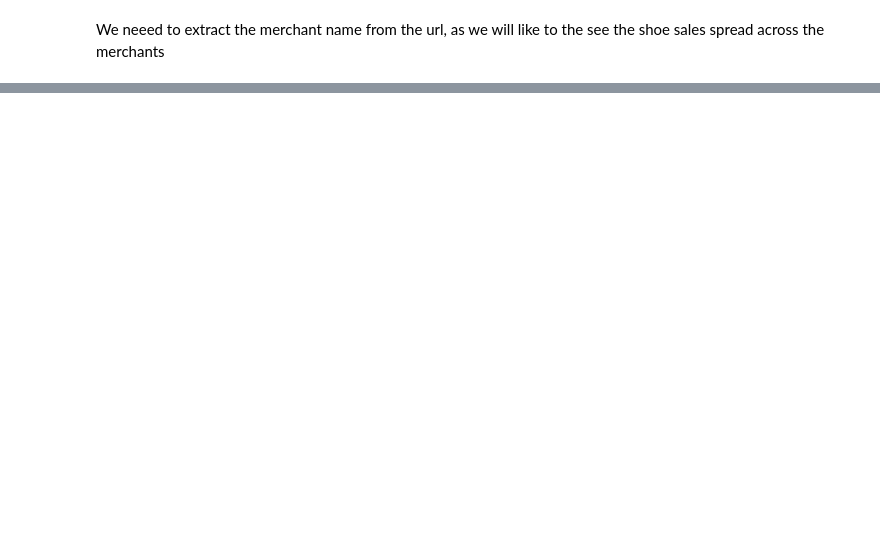
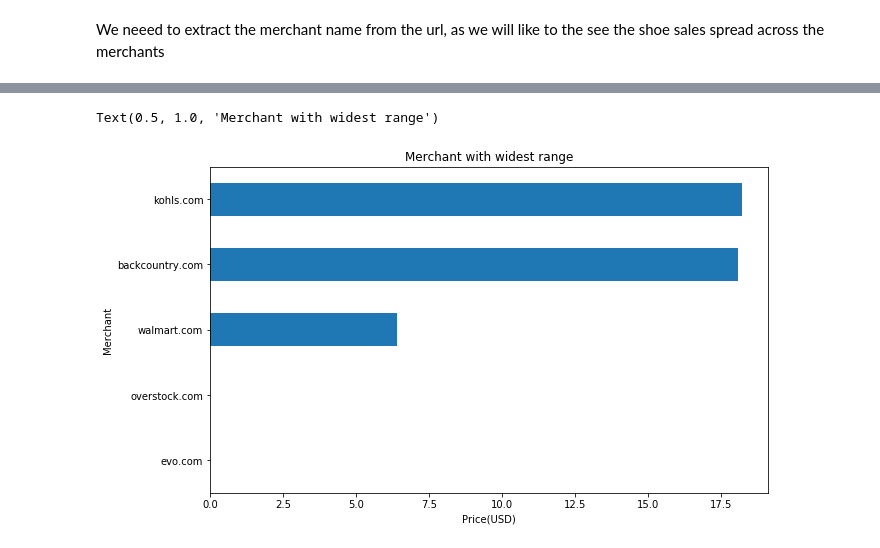
Before and after one commit to jibols/Women-Shoes, a Jupyter notebook: Shoes.ipynb, the cells around one changed output, grey strips where cells are left out. Cells and saved outputs as stored; diff of their text form; code cells hidden in the pictures; blank space fills up the shorter version.

```diff
--- a/Shoes.ipynb
+++ b/Shoes.ipynb
@@ -128,0 +125,10 @@ Name: Range, dtype: float64
+# %%
+# Widest range of prices
+merchant_range = shoes_one.groupby('Merchant')['Range'].mean().sort_values(ascending=False)
+ax = merchant_range.plot(kind='barh', figsize=(10, 6))
+ax.invert_yaxis()
+plt.xlabel('Price(USD)')
+plt.title('Merchant with widest range')
+# %% [output]
+Text(0.5, 1.0, 'Merchant with widest range')
+[figure, added]
```
Also changed, not shown: parts of 37 cells of this notebook.
